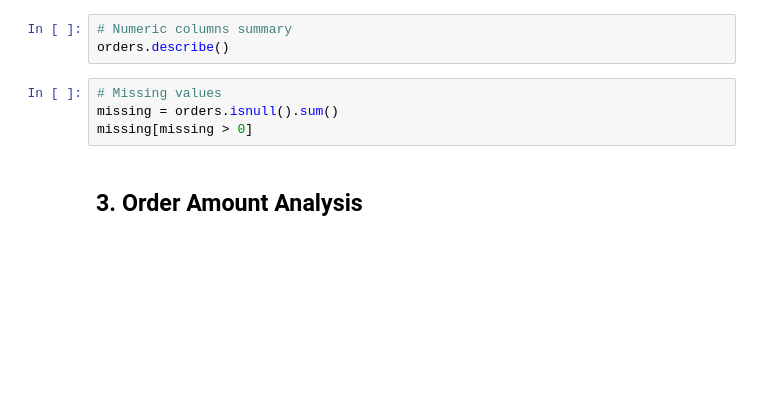
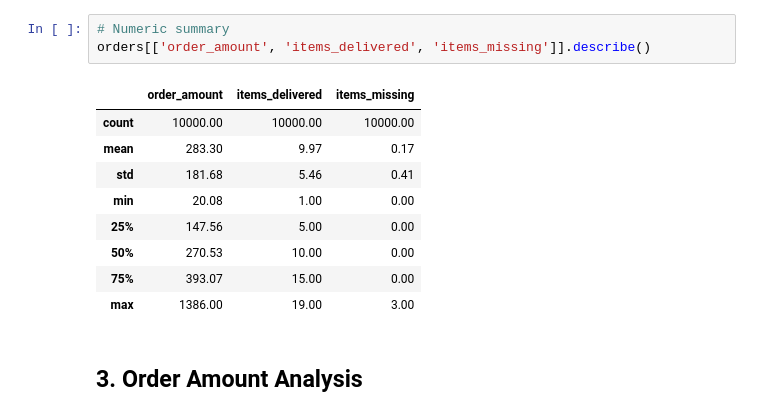
Before and after one commit to Anotther/walmart-delivery-fraud-detection, a Jupyter notebook: notebooks/01_eda_orders.ipynb, the cells around one changed output. Cells and saved outputs as stored; diff of their text form; blank space fills up the shorter version.

```diff
--- a/notebooks/01_eda_orders.ipynb
+++ b/notebooks/01_eda_orders.ipynb
@@ -55,9 +163,15 @@ for key, value in stats.items():
 # %%
-# Numeric columns summary
-orders.describe()
+# Numeric summary
+orders[['order_amount', 'items_delivered', 'items_missing']].describe()
+# %% [output]
+|  | order_amount | items_delivered | items_missing |
+| count | 10000.00 | 10000.00 | 10000.00 |
+| mean | 283.30 | 9.97 | 0.17 |
+| std | 181.68 | 5.46 | 0.41 |
+| min | 20.08 | 1.00 | 0.00 |
+| 25% | 147.56 | 5.00 | 0.00 |
+| 50% | 270.53 | 10.00 | 0.00 |
+| 75% | 393.07 | 15.00 | 0.00 |
+| max | 1386.00 | 19.00 | 3.00 |
-# %%
-# Missing values
-missing = orders.isnull().sum()
-missing[missing > 0]
 # %% [markdown]
 ## 3. Order Amount Analysis
```
Also changed, not shown: parts of 41 cells of this notebook, 13 other files.
